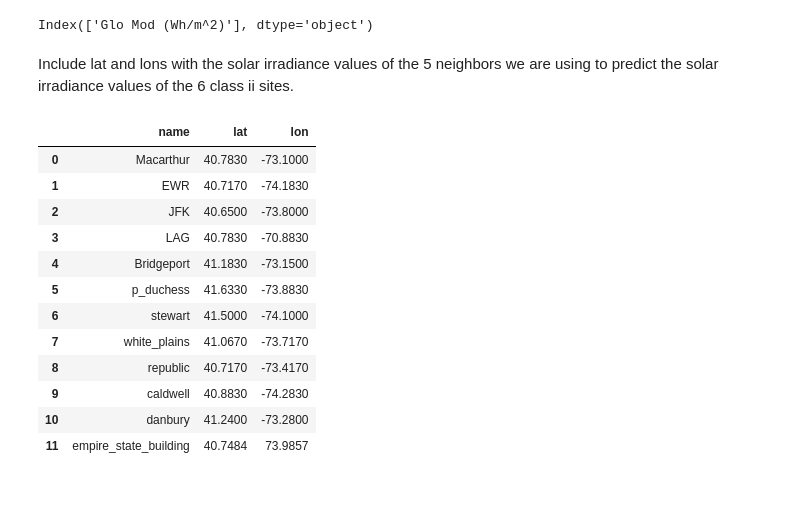
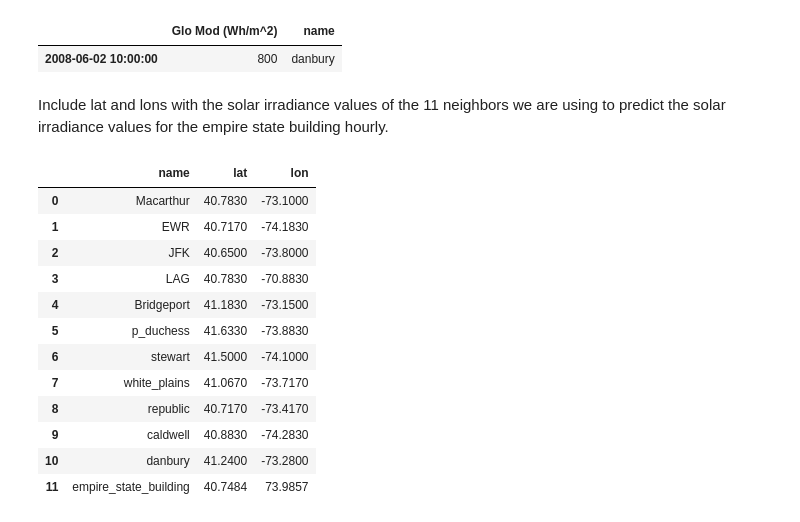
Before and after one commit to jackcsullivan/ER190C_final_proj, a Jupyter notebook: spatial_solar.ipynb, the cells around one changed output. Cells and saved outputs as stored; diff of their text form; code cells hidden in the pictures; blank space fills up the shorter version.

```diff
--- a/spatial_solar.ipynb
+++ b/spatial_solar.ipynb
@@ -18,4 +16,0 @@ danbury_df = pd.read_csv('data/solar_filtered/danbury_filtered.csv', index_col='
-# %%
-bridgeport_df.columns
-# %% [output]
-Index(['Glo Mod (Wh/m^2)'], dtype='object')
@@ -22,5 +29,10 @@ Index(['Glo Mod (Wh/m^2)'], dtype='object')
+# %%
+danbury_df[danbury_df.index == "2008-06-02 10:00:00"]
+# %% [output]
+|  | Glo Mod (Wh/m^2) | name |
+| 2008-06-02 10:00:00 | 800 | danbury |
 # %% [markdown]
-Include lat and lons with the solar irradiance values of the 5 neighbors we are using to predict the solar irradiance values of the 6 class ii sites.
+Include lat and lons with the solar irradiance values of the 11 neighbors we are using to predict the solar irradiance values for the empire state building hourly.
 # %%
 stations = pd.read_csv("stations.csv").drop(columns=["id", "altitude (m)"])
 stations
```
Also changed, not shown: parts of 5 cells of this notebook, 1 other file.
